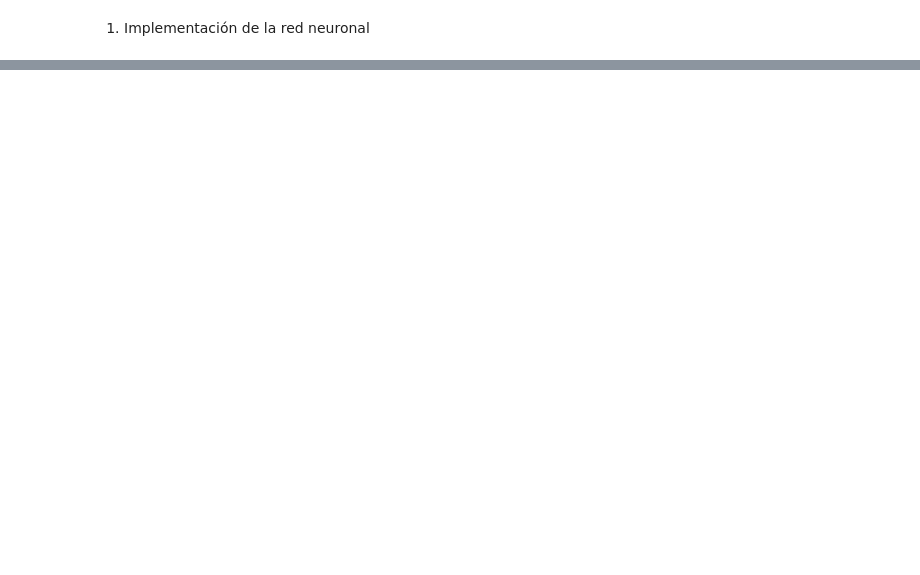
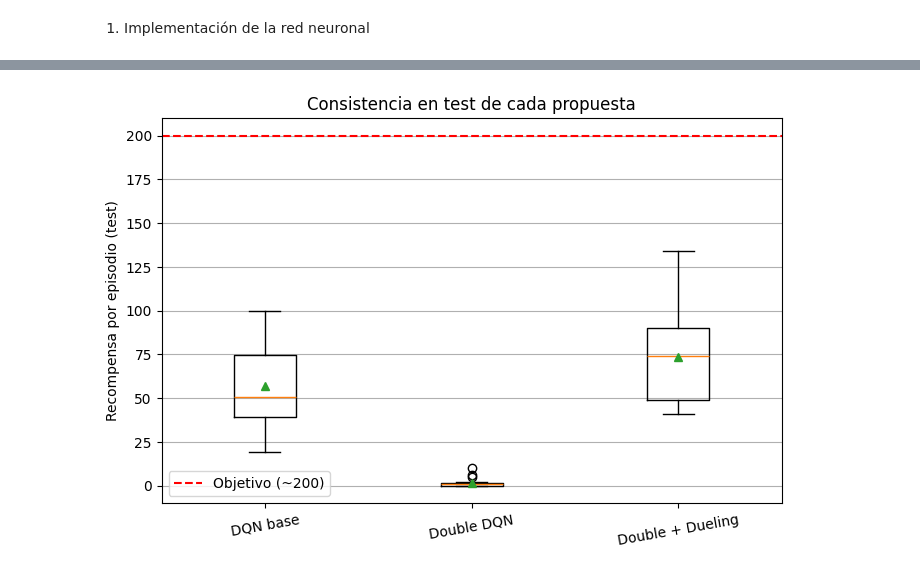
Before and after one commit to jdalejandro91/rl-project, a Jupyter notebook: Proyecto_practico_grupo_5.ipynb, the cells around one changed output, grey strips where cells are left out. Cells and saved outputs as stored; diff of their text form; code cells hidden in the pictures; blank space fills up the shorter version.

```diff
--- a/Proyecto_practico_grupo_5.ipynb
+++ b/Proyecto_practico_grupo_5.ipynb
@@ -451 +663,20 @@ dqn.save_weights(weights_filename, overwrite=True)
+# %%
+# Gráfica 5 — Distribución de la recompensa por episodio en test: mide la consistencia
+# (importa porque el objetivo se mide sobre 100 episodios seguidos; caja estrecha = juego fiable).
+names = [n for n in PROPOSALS if test_rewards_all.get(n)]
+if names:
+    data   = [test_rewards_all[n] for n in names]
+    labels = [PROPOSALS[n] for n in names]
+    plt.figure(figsize=(8, 5))
+    plt.boxplot(data, showmeans=True)
+    plt.xticks(range(1, len(labels) + 1), labels, rotation=10)
+    plt.axhline(200, color='red', linestyle='--', label='Objetivo (~200)')
+    plt.ylabel('Recompensa por episodio (test)')
+    plt.title('Consistencia en test de cada propuesta')
+    plt.legend(); plt.grid(axis='y')
+    plt.show()
+else:
+    print('Aún no hay datos de test por episodio: entrena las propuestas primero.')
+# %% [output]
+[figure, added]
 # %%
```
Also changed, not shown: parts of 34 cells of this notebook.
